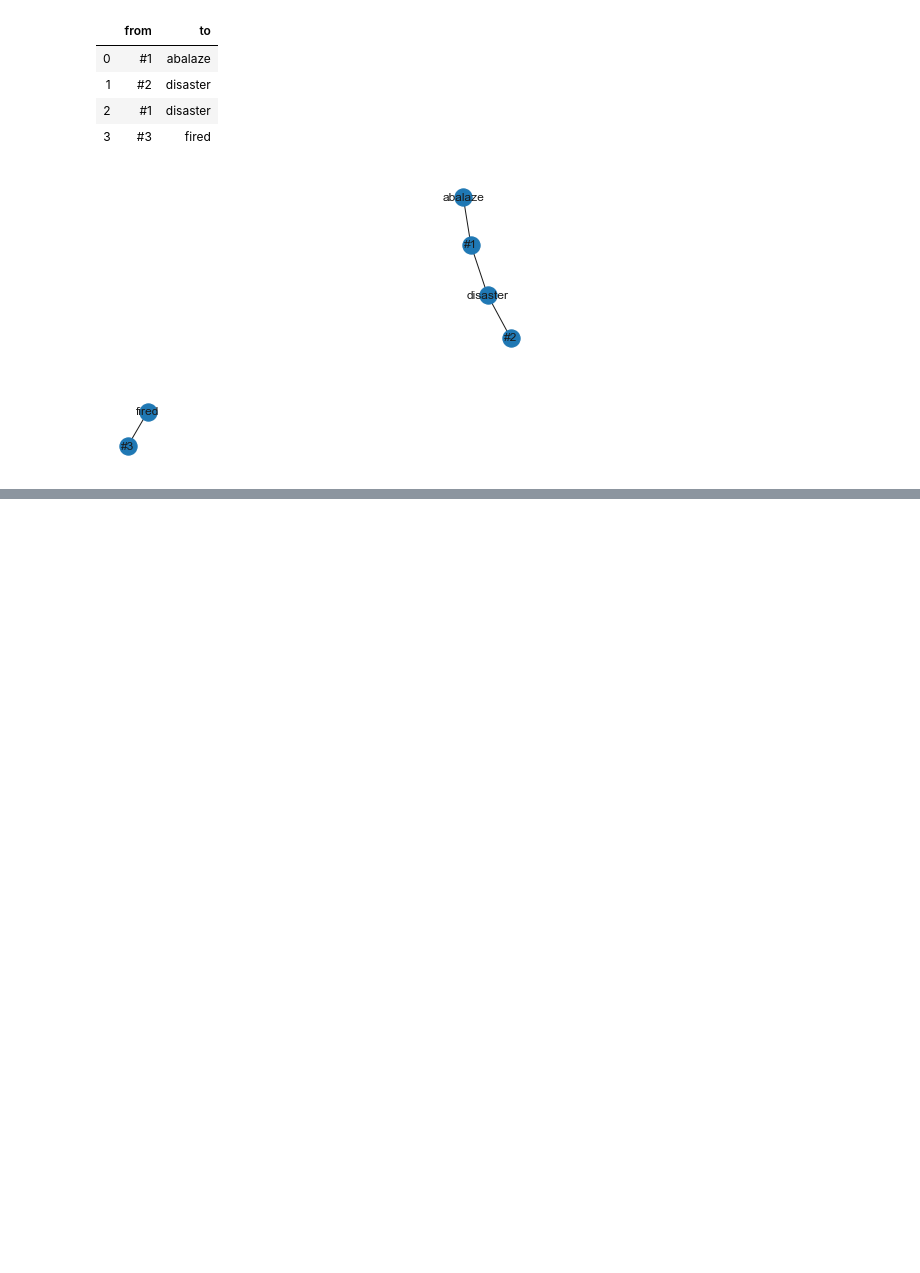
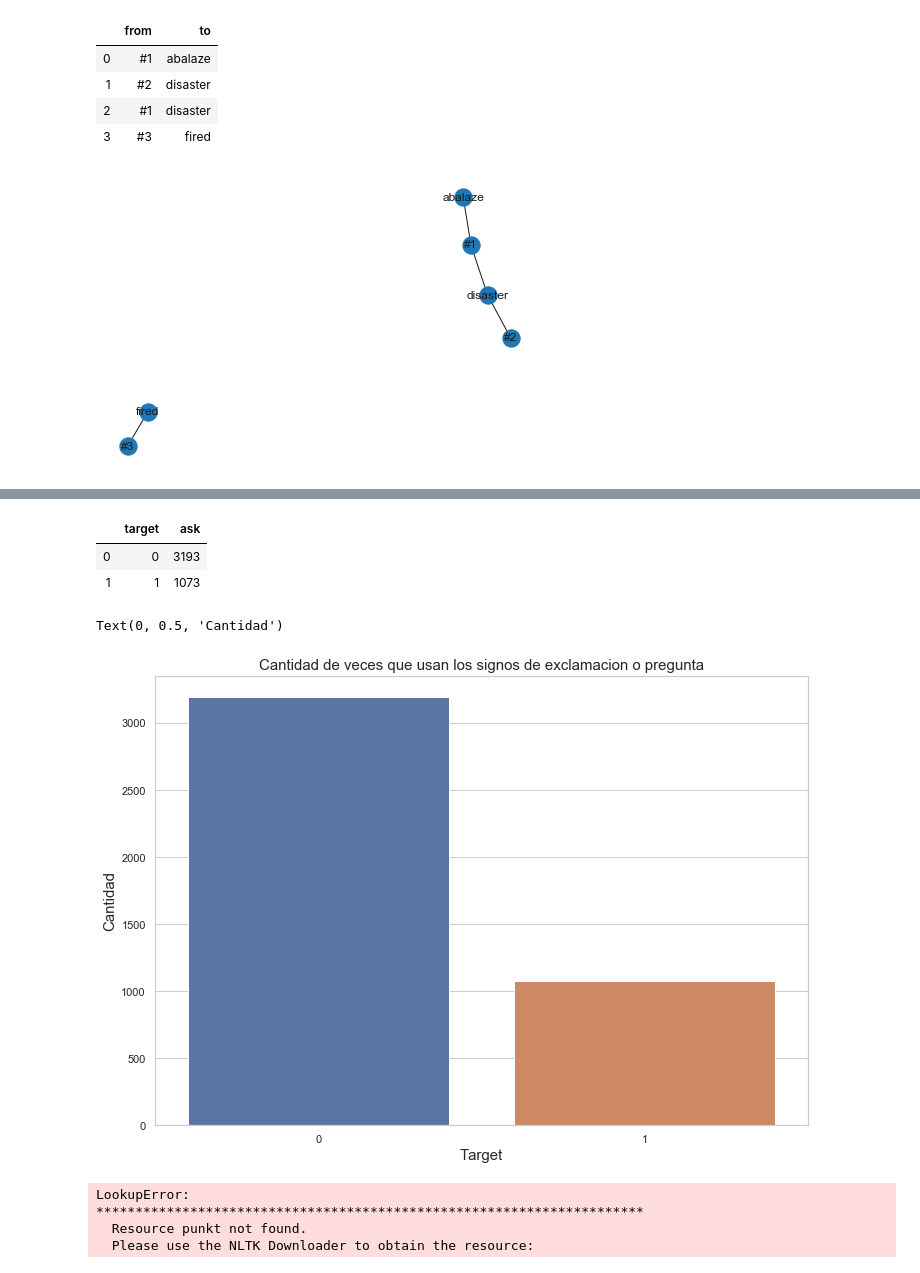
Before and after one commit to patopizzini/Organizacion_Datos_1C2020, a Jupyter notebook: TP1/TP1_Pato.ipynb, the cells around one changed output, grey strips where cells are left out. Saved outputs shown, nothing was run; the diff lists cells and outputs as text; code cells hidden in the pictures; blank space fills up the shorter version.

```diff
--- a/TP1/TP1_Pato.ipynb
+++ b/TP1/TP1_Pato.ipynb
@@ -257,7 +269,0 @@ emojis
-# %%
-#emojis['ask'] = emojis['text'].str.count(':D' and '[:)]')
-#emojis['ask'] = emojis['text'].str.count('[?]' and '[!]')
-emojis['asstring'] = emojis['text'].astype('str')
-emojis['ask'] = emojis['text'].str.count(emojis['keyword'])
-emojis_agrupado = emojis.groupby('target')[['ask']].agg(['count', 'sum'])
-emojis_agrupado.head(50)
@@ -266,3 +270,23 @@ emojis_agrupdo.pyplot.pie()
+# %%
+emojis['ask'] = emojis['text'].str.count('[!]') + emojis['text'].str.count('[?]')# + emojis['text'].str.count('[:)]') + emojis['text'].str.count(':D')
+emojis_agrupado = emojis.groupby('target').sum().reset_index()
+emojis_agrupado.head(50)
+# %% [output]
+|  | target | ask |
+| 0 | 0 | 3193 |
+| 1 | 1 | 1073 |
+# %%
+# Tamaño para hojas A4.
+plt.figure(figsize=(11.7, 8.27))
+
+ax = sns.barplot(x='target', y='ask', data=emojis_agrupado)
+
+ax.set_title("Cantidad de veces que usan los signos de exclamacion o pregunta",fontsize=15)
+ax.set_xlabel("Target",fontsize=15)
+ax.set_ylabel("Cantidad",fontsize=15)
+# %% [output]
+Text(0, 0.5, 'Cantidad')
+[figure, added]
 # %%
 nlp_sin_nulos = nlp.dropna(subset=['keyword'])
 nlp_sin_nulos['h'] = nlp_sin_nulos['text'].str.count("#")
@@ -286,0 +313,7 @@ plt.show()
+# %%
+new['tokens'] = nltk.word_tokenize(new['text'])
+# %% [output]
+LookupError:
+**********************************************************************
+  Resource punkt not found.
+  Please use the NLTK Downloader to obtain the resource:
```
Also changed, not shown: parts of 6 cells of this notebook.
